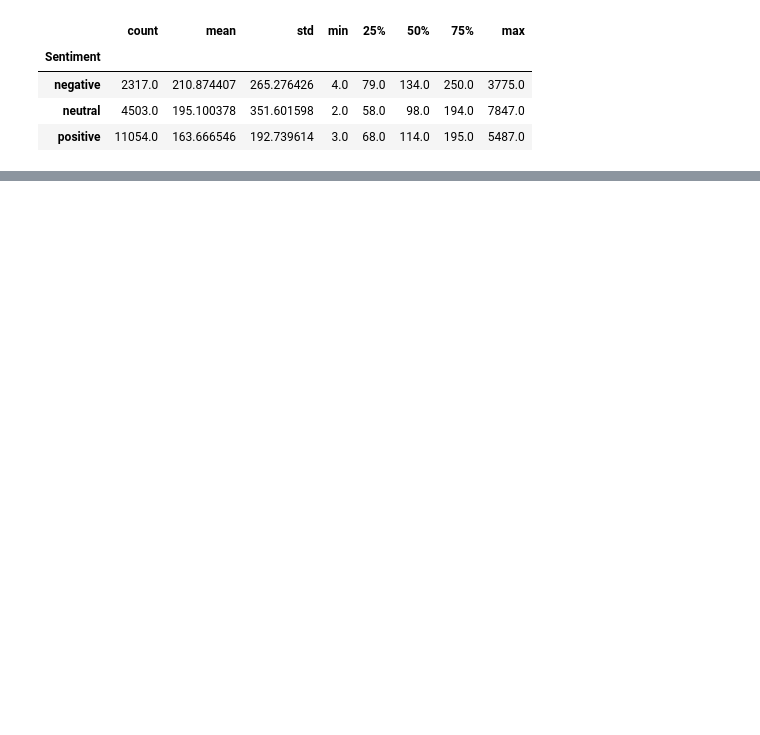
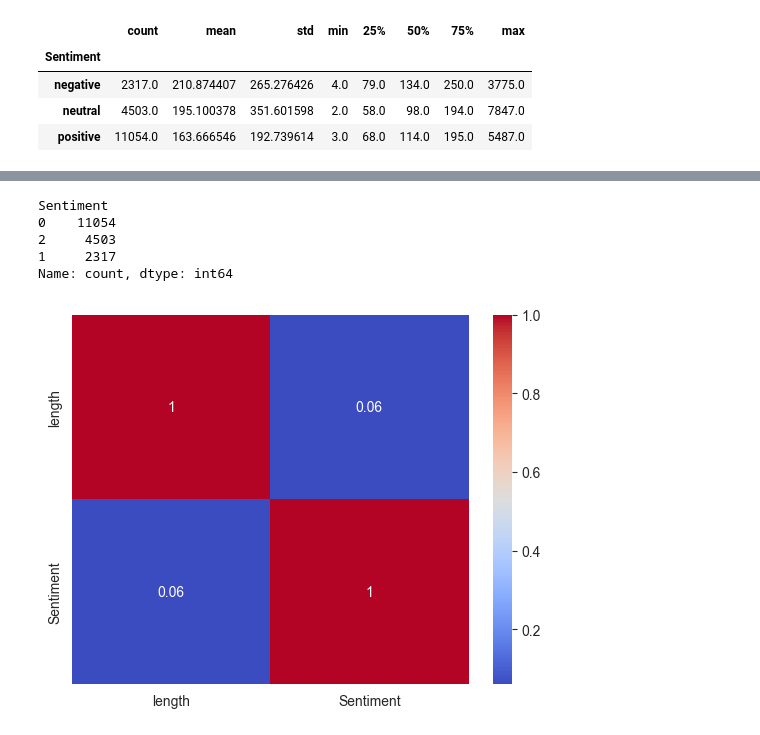
Before and after one commit to rnimisha/youtube-comment-analyzer, a Jupyter notebook: notebook/eda.ipynb, the cells around one changed output, grey strips where cells are left out. Drawn from its saved outputs; the diff is of its cells as text; code cells hidden in the pictures; blank space fills up the shorter version.

```diff
--- a/notebook/eda.ipynb
+++ b/notebook/eda.ipynb
@@ -168,3 +168,6 @@ df.groupby("Sentiment")["length"].describe()
 | negative | 2317.0 | 210.874407 | 265.276426 | 4.0 | 79.0 | 134.0 | 250.0 | 3775.0 |
 | neutral | 4503.0 | 195.100378 | 351.601598 | 2.0 | 58.0 | 98.0 | 194.0 | 7847.0 |
 | positive | 11054.0 | 163.666546 | 192.739614 | 3.0 | 68.0 | 114.0 | 195.0 | 5487.0 |
+# %%
+sentiment_mapping = {"positive": 0, "negative": 1, "neutral": 2}
+df["Sentiment"] = df["Sentiment"].replace(sentiment_mapping).astype(int)
@@ -170,0 +183,14 @@ df.groupby("Sentiment")["length"].describe()
+# %%
+df["Sentiment"].value_counts()
+# %% [output]
+Sentiment
+0    11054
+2     4503
+1     2317
+Name: count, dtype: int64
+# %%
+correlation = df[["length", "Sentiment"]].corr(method="pearson")
+sns.heatmap(correlation, annot=True, cmap="coolwarm")
+plt.show()
+# %% [output]
+[figure, added]
```
Also changed, not shown: parts of 5 cells of this notebook.
